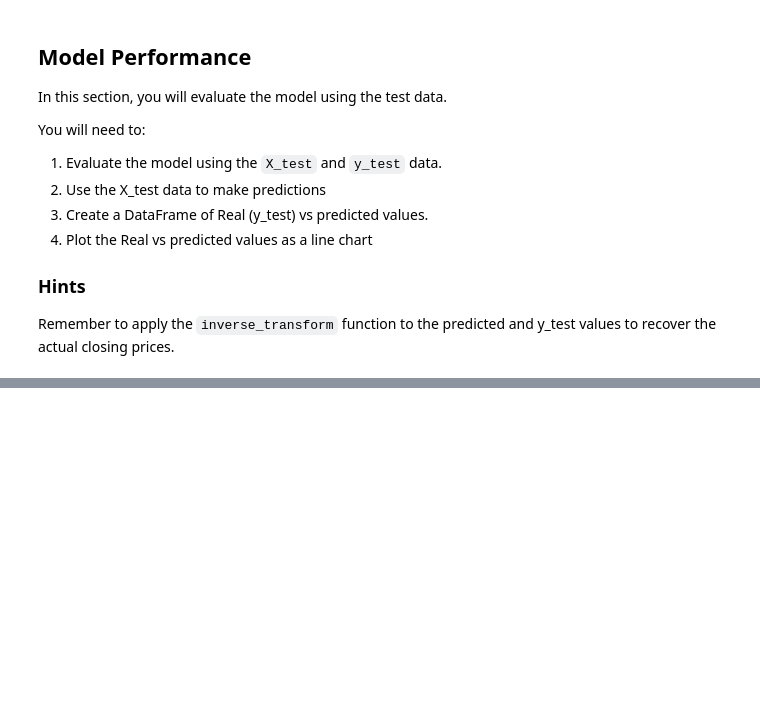
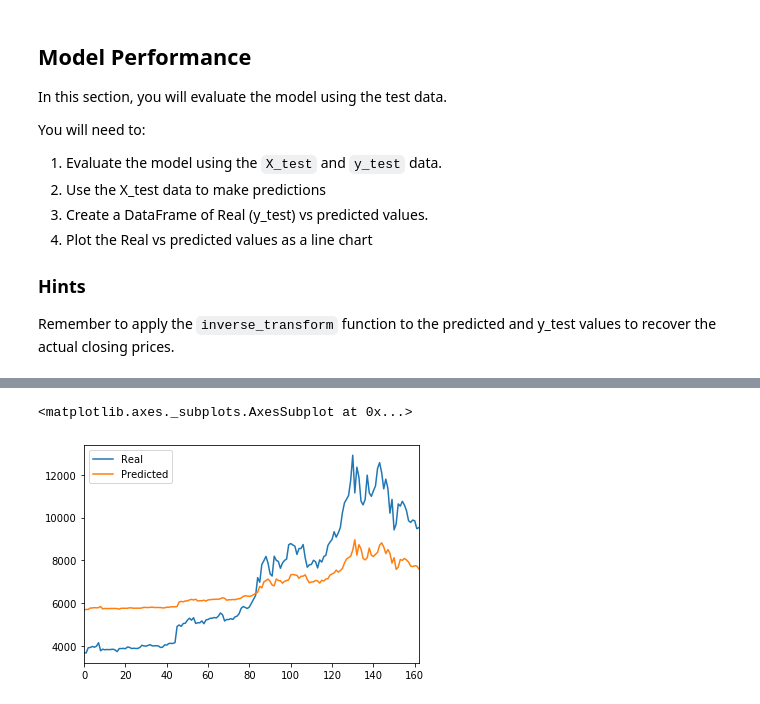
Before and after one commit to sselvakularanjan/Deep-Learning-Homework, a Jupyter notebook: LSTM Stock Predictor Using Closing Prices.ipynb, the cells around one changed output, grey strips where cells are left out. Cells and saved outputs as stored; diff of their text form; code cells hidden in the pictures; blank space fills up the shorter version.

Commit message:
Upload code for LSTM Stock Predictor Using Closing Prices

```diff
--- a/LSTM Stock Predictor Using Closing Prices.ipynb
+++ b/LSTM Stock Predictor Using Closing Prices.ipynb
@@ -240,4 +289,4 @@ stocks.head()
 # %%
 # Plot the real vs predicted values as a line chart
-# YOUR CODE HERE!
+stocks.plot()
 # %% [output]
@@ -244,0 +293,2 @@ stocks.head()
+<matplotlib.axes._subplots.AxesSubplot at 0x...>
+[figure, added]
```
Also changed, not shown: parts of 16 cells of this notebook.
